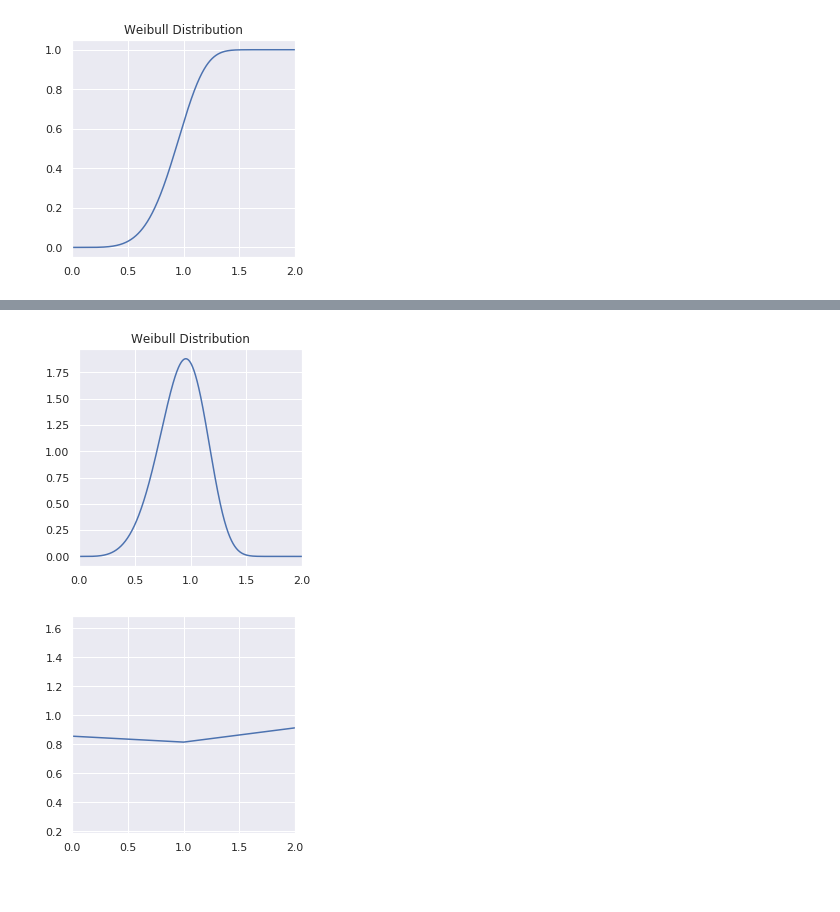
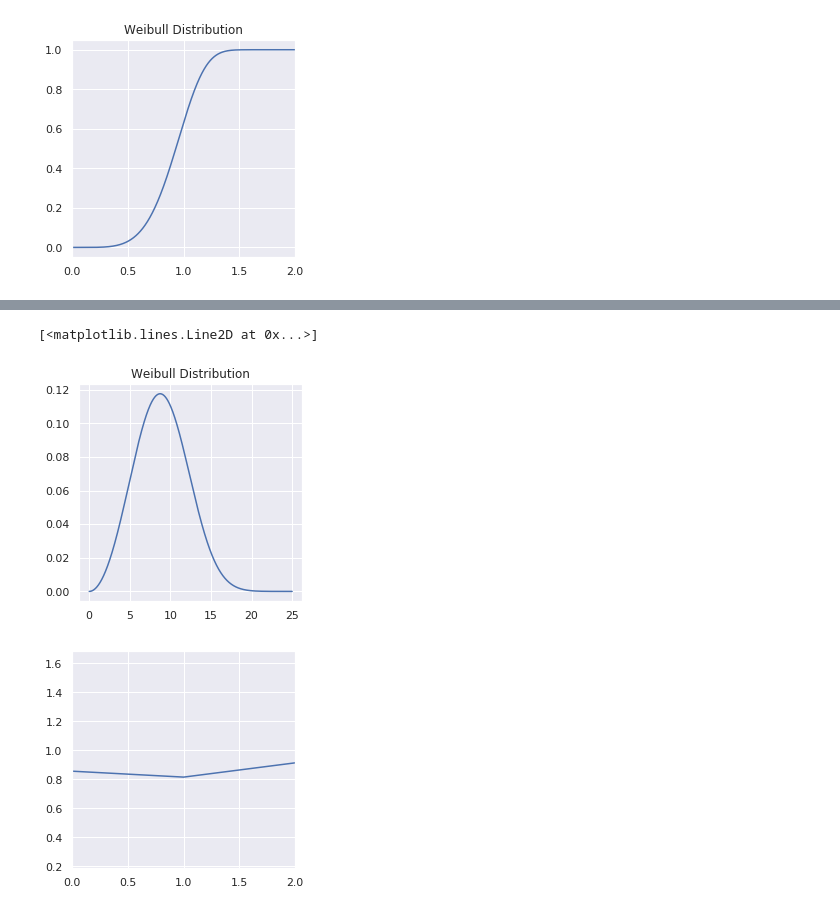
Before and after one commit to deltorobarba/sciences, a Jupyter notebook: activation.ipynb, the cells around one changed output, grey strips where cells are left out. Drawn from its saved outputs; the diff is of its cells as text; code cells hidden in the pictures.

```diff
--- a/activation.ipynb
+++ b/activation.ipynb
@@ -191,3 +191,16 @@ plt.plot(x, z)
 plt.show(xlim(0,2))
 # %% [output]
 [figure]
+# %%
+# Cumulative Distribution Function
+from scipy.stats import weibull_min
+import scipy
+sns.set(rc={'figure.figsize':(4, 4)})
+x = np.linspace(0, 25, 10000)
+shape = 3
+scale = 10
+z = scipy.stats.weibull_min.cdf(x, c=shape, scale=scale)
+
+plt.title('Weibull Distribution')
+plt.plot(x, z)
+# plt.show(xlim(0,4))
@@ -194,16 +210,17 @@ plt.show(xlim(0,2))
 # %%
 # Probability Density Function
 sns.set(rc={'figure.figsize':(4, 4)})
 x = np.linspace(0, 25, 10000)
-k = 5
-λ = 1
+k = 3
+λ = 10
 z = (k / λ) * (x / λ)**(k - 1) * np.exp(-(x / λ)**k)
 
 plt.title('Weibull Distribution')
 plt.plot(x, z)
-plt.show(xlim(0,2))
+# plt.show(xlim(0,2))
 # %% [output]
+[<matplotlib.lines.Line2D at 0x...>]
-[figure, old version]
+[figure, new version]
 # %%
 sns.set(rc={'figure.figsize':(4, 4)})
 x = np.linspace(0, 25, 10000)
```
Also changed, not shown: parts of 4 cells of this notebook.
